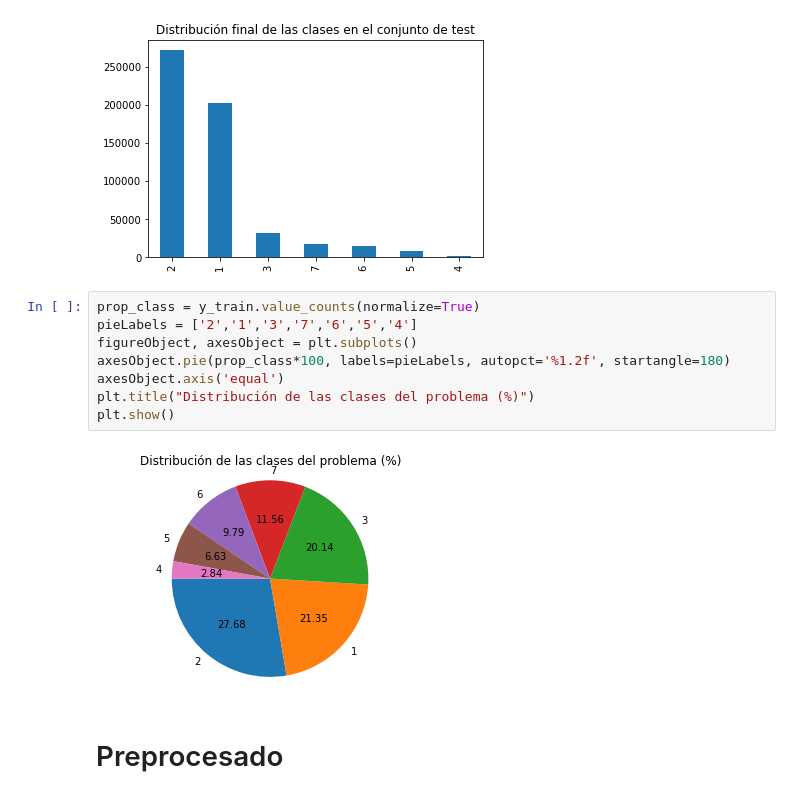
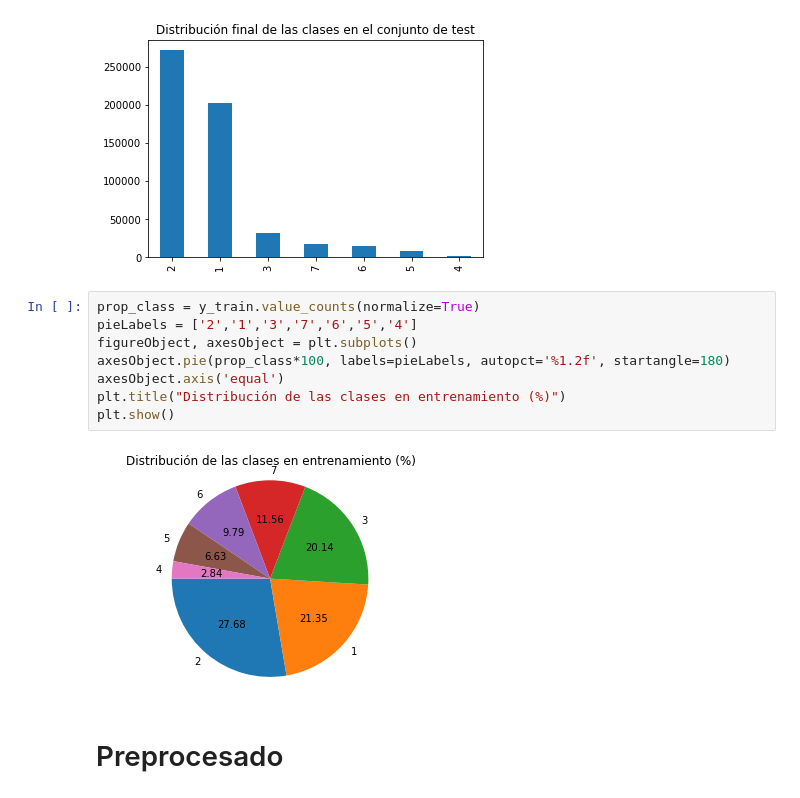
Before and after one commit to Ludvins/DGIIM_ProyectoAA, a Jupyter notebook: Proyecto.ipynb, the cells around one changed output. Saved outputs shown, nothing was run; the diff lists cells and outputs as text.

```diff
--- a/Proyecto.ipynb
+++ b/Proyecto.ipynb
@@ -109,13 +109,13 @@ y_test.value_counts().plot(kind='bar', title='Distribución final de las clases
 # %%
 prop_class = y_train.value_counts(normalize=True)
 pieLabels = ['2','1','3','7','6','5','4']
 figureObject, axesObject = plt.subplots()
 axesObject.pie(prop_class*100, labels=pieLabels, autopct='%1.2f', startangle=180)
 axesObject.axis('equal')
-plt.title("Distribución de las clases del problema (%)")
+plt.title("Distribución de las clases en entrenamiento (%)")
 plt.show()
 # %% [output]
-[figure, old version]
+[figure, new version]
 # %% [markdown]
 # Preprocesado
 # %% [markdown]
```
Also changed, not shown: parts of 6 cells of this notebook.
